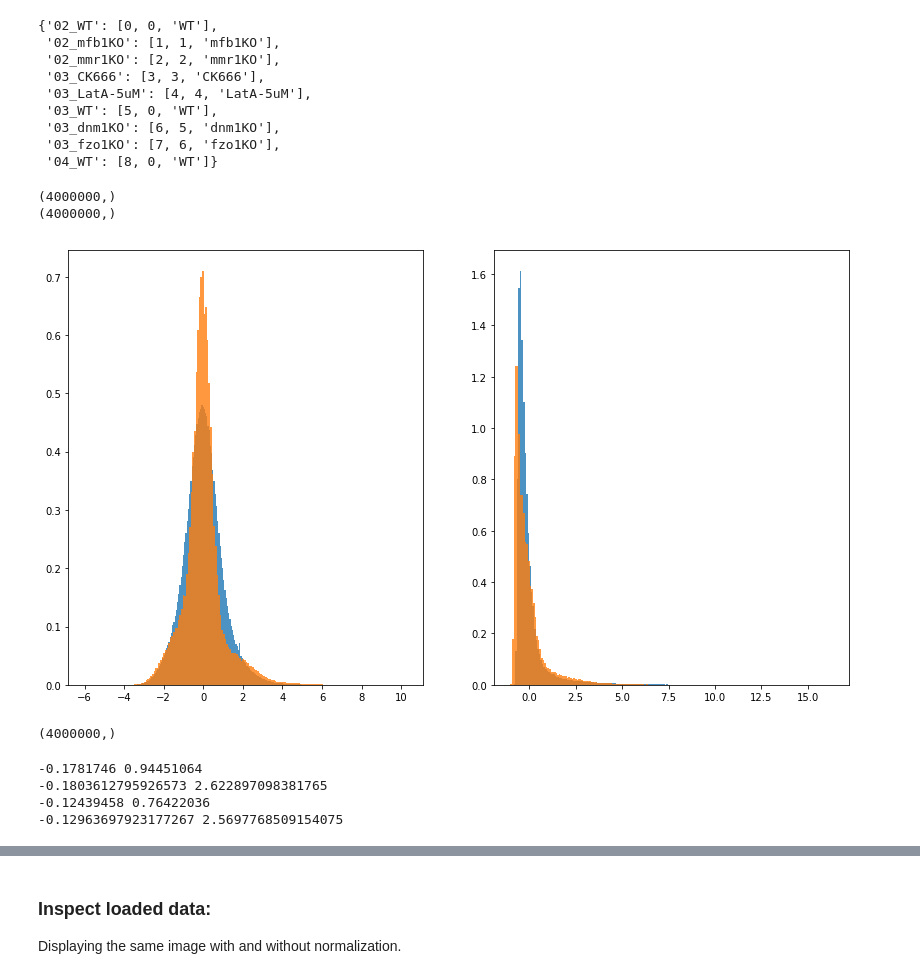
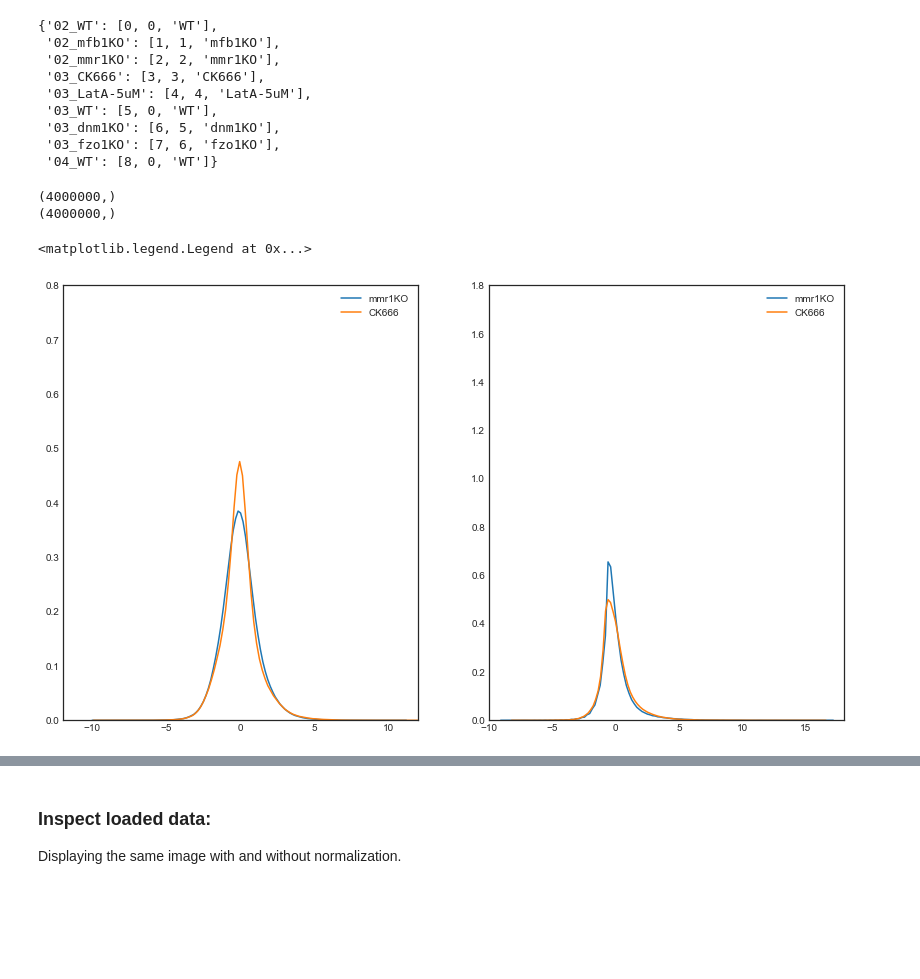
Before and after one commit to WMAPernice/Test_dev, a Jupyter notebook: YNet_dev/New_DEMO_YNet_Res_v11.1.ipynb, the cells around one changed output, grey strips where cells are left out. Saved outputs shown, nothing was run; the diff lists cells and outputs as text; code cells hidden in the pictures; blank space fills up the shorter version.

```diff
--- a/YNet_dev/New_DEMO_YNet_Res_v11.1.ipynb
+++ b/YNet_dev/New_DEMO_YNet_Res_v11.1.ipynb
@@ -126,10 +155,10 @@ def random_contrast(img, alpha):
 # %%
 # implement different options for different channels;
 
-def gauss_noise(image, mean = 0, var = 1):
+def gauss_noise(image, mean = 0, var_scale = 1):
     ch, row, col = image.shape
     mean = mean
-    sigma = abs(var + np.random.randn())
+    sigma = abs(np.random.randn()) * var_scale
     gauss = np.random.normal(mean,sigma,(ch,row,col))
     gauss = gauss.reshape(ch, row,col)
     print(mean, sigma)
@@ -197,2 +256,15 @@ ys_stack = np.concatenate(list(ys))
+# %%
+xs, ys =  load_epoch()
+# %%
+def apply_tfm(ims, tfm_fn, **kwargs):
+
+    tfmd_ims = np.zeros((ims.shape))
+
+    for i in range(ims.shape[0]):
+        tfmd_ims[i] = tfm_fn(ims[i,...], **kwargs)
+
+    return tfmd_ims
+# %%
+xs_gauss = apply_tfm(xs, gauss_noise, var_scale = 0.75)
 # %%
 print(xs_stack.shape,
@@ -214,21 +289,25 @@ lbl2idx
 # %%
 fig, axarr = plt.subplots(1, 2, figsize=(14, 8))
 
+for i in [2,3]:
 
-for i in [1,4]:
+    xs_clss = xs_gauss[ys == i]
+    xs_sub = xs_clss[:100,...]
+    xs_sub = xs_sub.reshape(-1,2,40000)
 
-    xs_clss = xs_stack[ys_stack == i]
-    xs_sub = xs_clss[:100,...]
     ch0, ch1 = np.ravel(xs_sub[:,0]), np.ravel(xs_sub[:,1])
     print(ch1.shape)
 
-    axarr[0].hist(ch0, density=True, bins=200, alpha = 0.8);
-    axarr[1].hist(ch1, density=True, bins=200, alpha = 0.8);
+    sns.kdeplot(ch0, ax = axarr[0], label = data.classes[i])
+    sns.kdeplot(ch1, ax = axarr[1], label = data.classes[i])
+
+axarr[0].set_xlim(-12,12);
+axarr[1].set_xlim(-10,18);
+axarr[0].set_ylim(0,0.8);
+axarr[1].set_ylim(0,1.8);
+axarr[1].legend()
 # %% [output]
 (4000000,)
 (4000000,)
+<matplotlib.legend.Legend at 0x...>
-[figure, old version]
+[figure, new version]
-# %%
-np.ravel(xs_sub[:,0]).shape
-# %% [output]
-(4000000,)
@@ -248,10 +313,0 @@ ax = plt.subplot(111)
-# %%
-print(np.mean(im[0]), np.std(im[0]))
-print(np.mean(im_gauss[0]), np.std(im_gauss[0]))
-print(np.mean(im[1]), np.std(im[1]))
-print(np.mean(im_gauss[1]), np.std(im_gauss[1]))
-# %% [output]
--0.1781746 0.94451064
--0.1803612795926573 2.622897098381765
--0.12439458 0.76422036
--0.12963697923177267 2.5697768509154075
```
Also changed, not shown: parts of 16 cells of this notebook.
